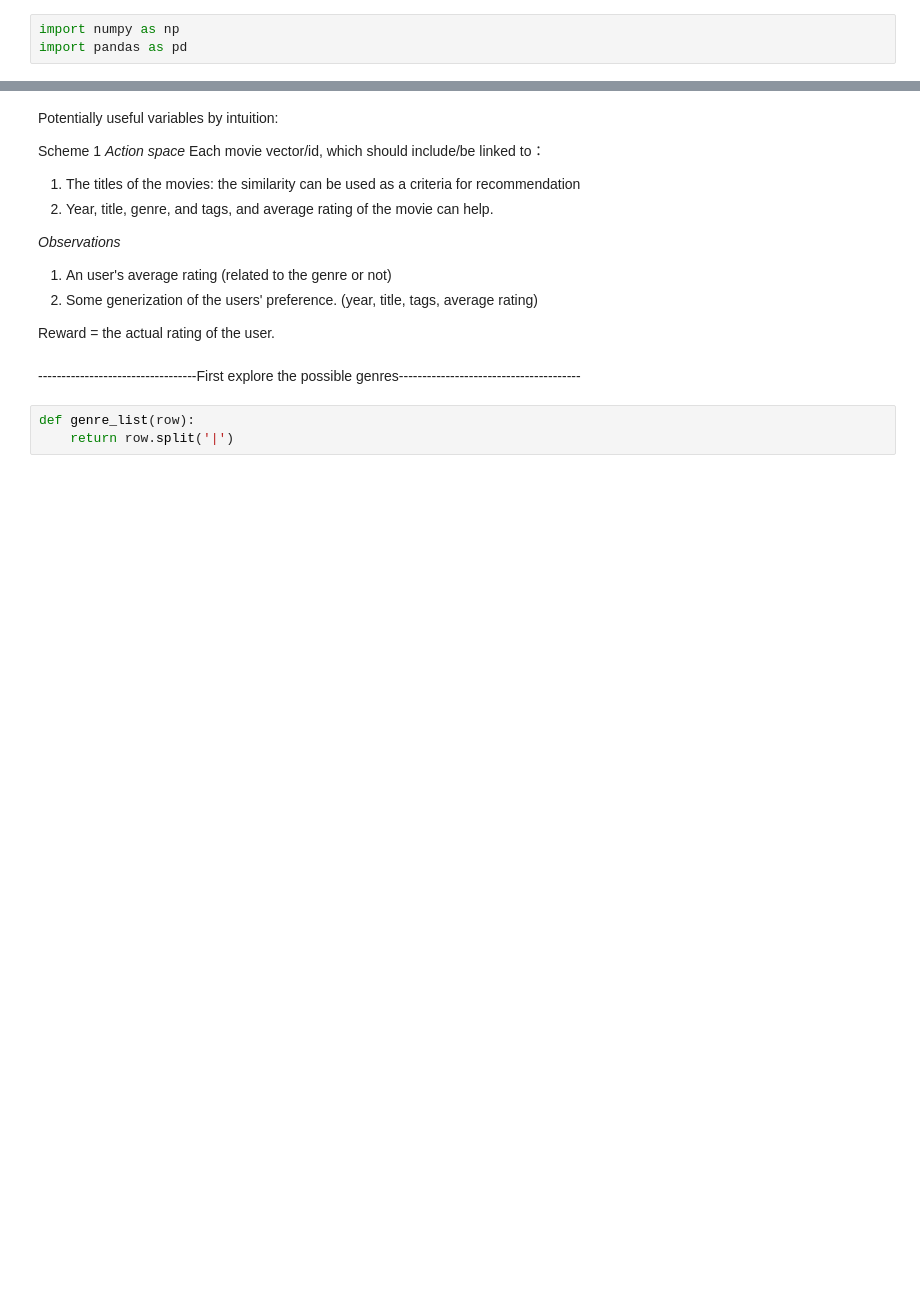
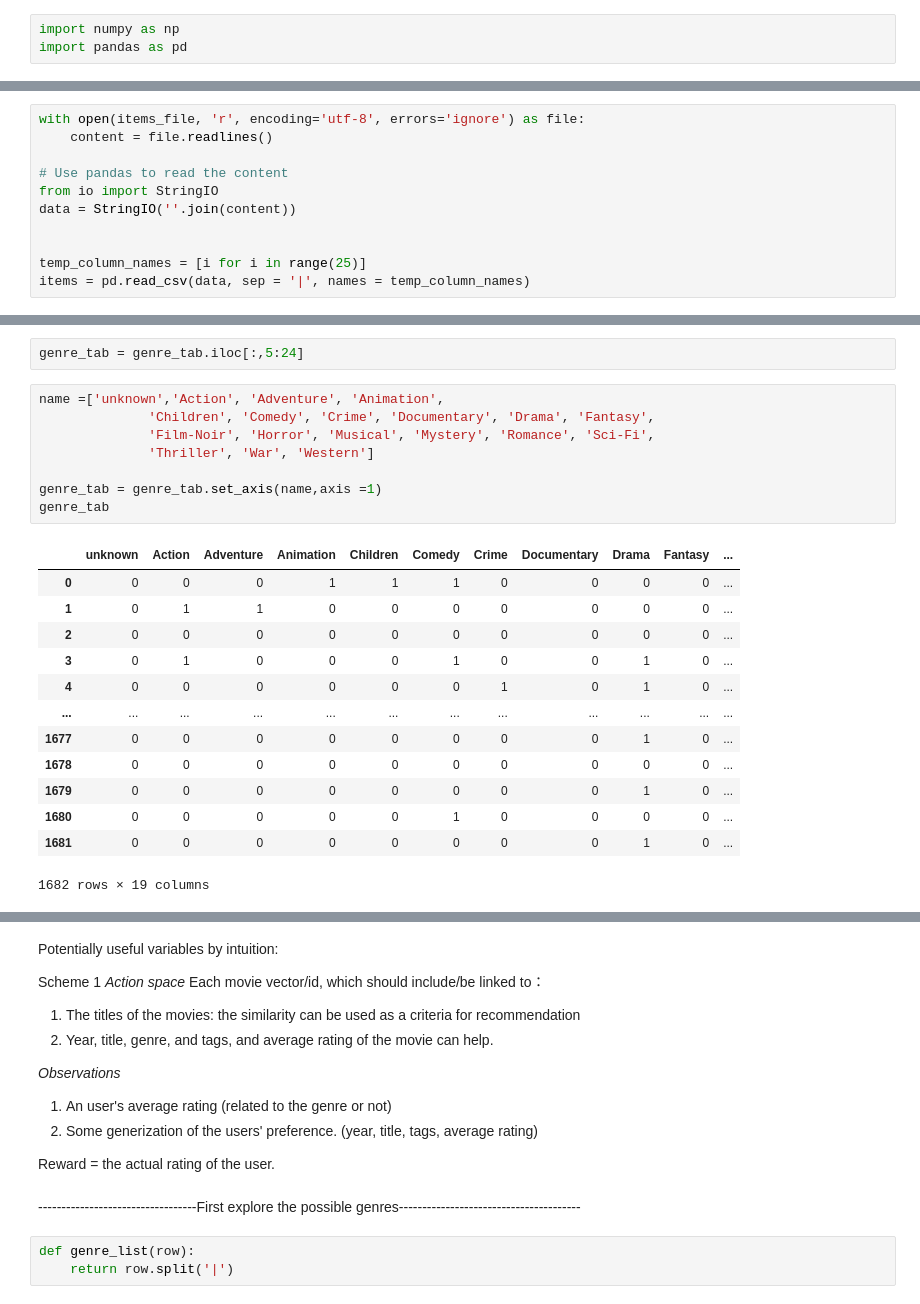
Before and after one commit to NGYeung/RL-playground, a Jupyter notebook: Movie_Recommender/Movie_EDA.ipynb, the cells around one changed output, grey strips where cells are left out. Cells and saved outputs as stored; diff of their text form; blank space fills up the shorter version.

```diff
--- a/Movie_Recommender/Movie_EDA.ipynb
+++ b/Movie_Recommender/Movie_EDA.ipynb
@@ -77,0 +50,11 @@ ratings
+# %%
+with open(items_file, 'r', encoding='utf-8', errors='ignore') as file:
+    content = file.readlines()
+
+# Use pandas to read the content
+from io import StringIO
+data = StringIO(''.join(content))
+
+
+temp_column_names = [i for i in range(25)]
+items = pd.read_csv(data, sep = '|', names = temp_column_names)
@@ -77,0 +101,24 @@ ratings
+# %%
+genre_tab = genre_tab.iloc[:,5:24]
+# %%
+name =['unknown','Action', 'Adventure', 'Animation',
+              'Children', 'Comedy', 'Crime', 'Documentary', 'Drama', 'Fantasy',
+              'Film-Noir', 'Horror', 'Musical', 'Mystery', 'Romance', 'Sci-Fi',
+              'Thriller', 'War', 'Western']
+
+genre_tab = genre_tab.set_axis(name,axis =1)
+genre_tab
+# %% [output]
+|  | unknown | Action | Adventure | Animation | Children | Comedy | Crime | Documentary | Drama | Fantasy | ... |
+| 0 | 0 | 0 | 0 | 1 | 1 | 1 | 0 | 0 | 0 | 0 | ... |
+| 1 | 0 | 1 | 1 | 0 | 0 | 0 | 0 | 0 | 0 | 0 | ... |
+| 2 | 0 | 0 | 0 | 0 | 0 | 0 | 0 | 0 | 0 | 0 | ... |
+| 3 | 0 | 1 | 0 | 0 | 0 | 1 | 0 | 0 | 1 | 0 | ... |
+| 4 | 0 | 0 | 0 | 0 | 0 | 0 | 1 | 0 | 1 | 0 | ... |
+| ... | ... | ... | ... | ... | ... | ... | ... | ... | ... | ... | ... |
+| 1677 | 0 | 0 | 0 | 0 | 0 | 0 | 0 | 0 | 1 | 0 | ... |
+| 1678 | 0 | 0 | 0 | 0 | 0 | 0 | 0 | 0 | 0 | 0 | ... |
+| 1679 | 0 | 0 | 0 | 0 | 0 | 0 | 0 | 0 | 1 | 0 | ... |
+| 1680 | 0 | 0 | 0 | 0 | 0 | 1 | 0 | 0 | 0 | 0 | ... |
+| 1681 | 0 | 0 | 0 | 0 | 0 | 0 | 0 | 0 | 1 | 0 | ... |
+1682 rows × 19 columns
```
Also changed, not shown: parts of 31 cells of this notebook.
